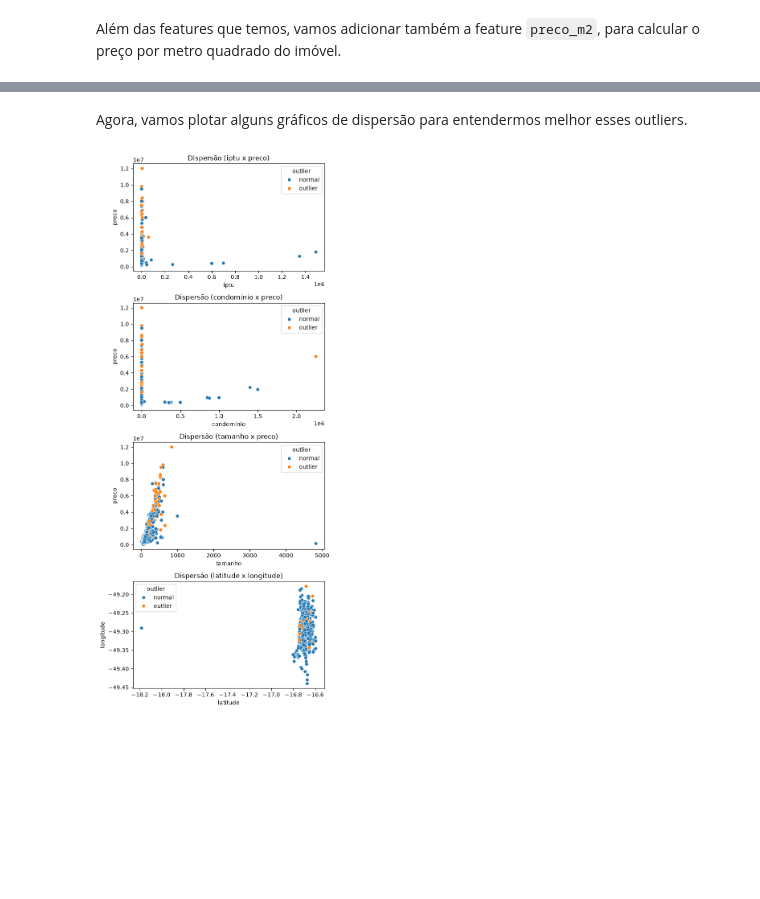
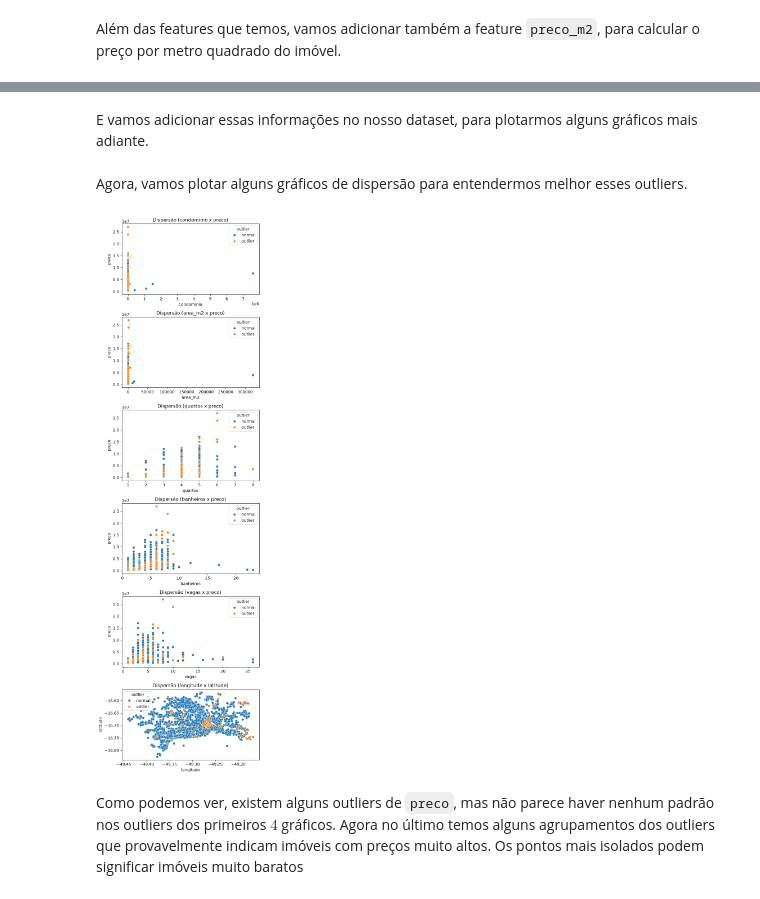
Before and after one commit to gauloish/meu-ape, a Jupyter notebook: notebooks/03_data_exploration.ipynb, the cells around one changed output, grey strips where cells are left out. Cells and saved outputs as stored; diff of their text form; code cells hidden in the pictures; blank space fills up the shorter version.

Commit message:
feat: update notebook of exploratory data analysis with new enriched dataset

```diff
--- a/notebooks/03_data_exploration.ipynb
+++ b/notebooks/03_data_exploration.ipynb
@@ -63,3 +45,5 @@ df.head(10)
+# %%
+df = df.drop("tipo_imovel", axis="columns").astype("float64")
 # %%
 corr = df.corr(method="spearman")
 # %%
@@ -179,17 +158,18 @@ from sklearn.pipeline import Pipeline
 from sklearn.ensemble import IsolationForest
 from sklearn.impute import (
     SimpleImputer,
-    KNNImputer,
 )
 
 random_state = 1667
 
-imputer = KNNImputer(
-    n_neighbors=10,
+imputer = SimpleImputer(
+    strategy="median"
 )
 
 detector = IsolationForest(
-    n_estimators=500,
+    contamination=0.01,
+    n_estimators=5000,
+    max_samples=0.25,
     random_state=random_state,
     verbose=1,
 )
@@ -201,6 +181,6 @@ pipeline = Pipeline(steps=[
 # %% [markdown]
 Além das features que temos, vamos adicionar também a feature `preco_m2`, para calcular o preço por metro quadrado do imóvel.
 # %%
-df["preco_m2"] = df["preco"] / df["tamanho"]
+df["preco_m2"] = df["preco"] / df["area_m2"]
 # %%
 X = df.values
@@ -222,19 +225,27 @@ outlier = pipeline.predict(X)
+# %% [markdown]
+E vamos adicionar essas informações no nosso dataset, para plotarmos alguns gráficos mais adiante.
 # %%
-df["outlier"] = outlier
-df["outlier"] = df["outlier"].map({1: "normal", -1: "outlier"})
+df_copy = df.copy()
+
+df_copy["outlier"] = outlier
+df_copy["outlier"] = df_copy["outlier"].map({1: "normal", -1: "outlier"})
+
+df_copy = df_copy.sort_values(by="outlier")
 # %% [markdown]
 Agora, vamos plotar alguns gráficos de dispersão para entendermos melhor esses outliers.
 # %%
-fig, ax = plt.subplots(4, 1, figsize=(6, 14))
+fig, ax = plt.subplots(6, 1, figsize=(6, 20))
 
-for i, feature in enumerate(["iptu", "condominio", "tamanho"]):
-    sns.scatterplot(data=df, x=feature, y="preco", hue="outlier", ax=ax[i])
+for i, feature in enumerate(["condominio", "area_m2", "quartos", "banheiros", "vagas"]):
+    sns.scatterplot(data=df_copy, x=feature, y="preco", hue="outlier", ax=ax[i])
     ax[i].set_title(f"Dispersão ({feature} x preco)")
 
-sns.scatterplot(data=df, x="latitude", y="longitude", hue="outlier", ax=ax[3])
-ax[3].set_title("Dispersão (latitude x longitude)")
+sns.scatterplot(data=df_copy, x="longitude", y="latitude", hue="outlier", ax=ax[5])
+ax[5].set_title("Dispersão (longitude x latitude)")
 
 plt.tight_layout()
 plt.show()
 # %% [output]
-[figure, old version]
+[figure, new version]
+# %% [markdown]
+Como podemos ver, existem alguns outliers de `preco`, mas não parece haver nenhum padrão nos outliers dos primeiros $4$ gráficos. Agora no último temos alguns agrupamentos dos outliers que provavelmente indicam imóveis com preços muito altos. Os pontos mais isolados podem significar imóveis muito baratos
```
Also changed, not shown: parts of 23 cells of this notebook.
